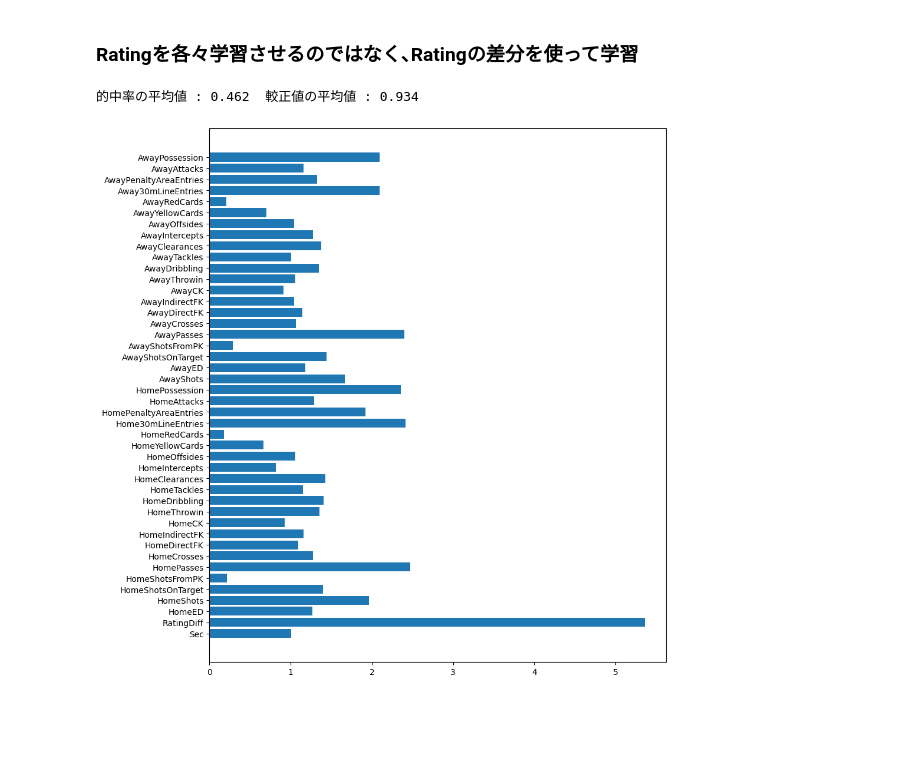
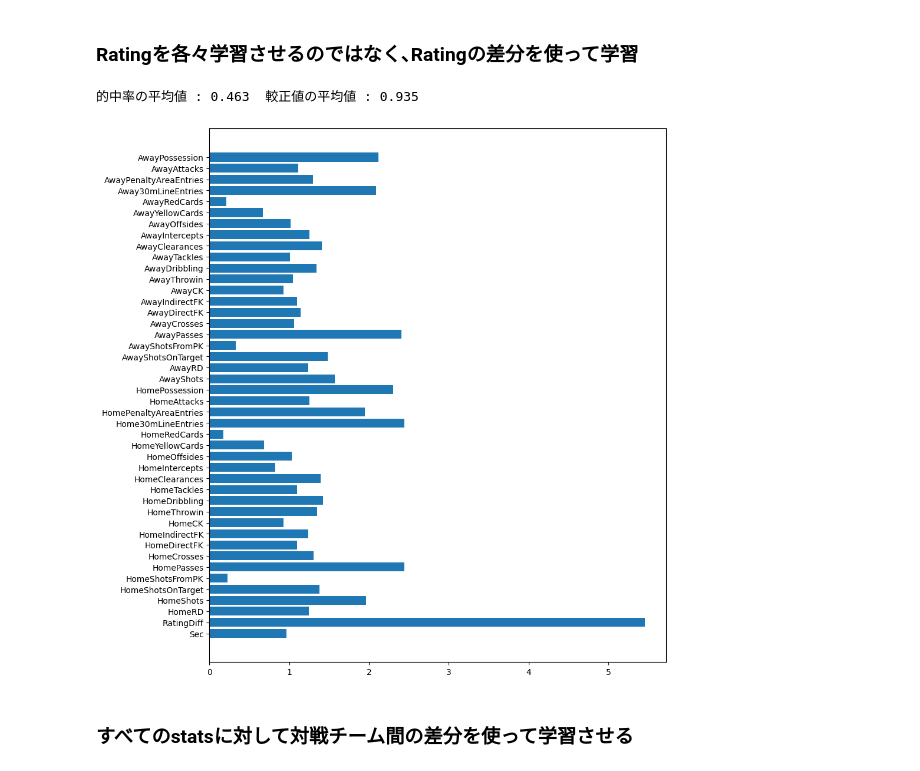
Before and after one commit to dovicie/jleague-result-prediction, a Jupyter notebook: prediction_with_recent_stats.ipynb, the cells around one changed output. Saved outputs shown, nothing was run; the diff lists cells and outputs as text; code cells hidden in the pictures; blank space fills up the shorter version.

```diff
--- a/prediction_with_recent_stats.ipynb
+++ b/prediction_with_recent_stats.ipynb
@@ -346,13 +328,13 @@ for _ in range(10):
     for year in (2015,2016,2017,2018,2019,2020):
 
         df_past = pd.concat([df[f"{year-3}"],df[f"{year-2}"],df[f"{year-1}"]])
-        X_train=df_past[['Sec', 'HomeElo','HomeED','HomeShots', 'HomeShotsOnTarget', 'HomeShotsFromPK',
+        X_train=df_past[['Sec', 'HomeRate','HomeRate','HomeShots', 'HomeShotsOnTarget', 'HomeShotsFromPK',
                  'HomePasses', 'HomeCrosses', 'HomeDirectFK', 'HomeIndirectFK', 'HomeCK',
                  'HomeThrowin', 'HomeDribbling', 'HomeTackles', 'HomeClearances',
                  'HomeIntercepts', 'HomeOffsides', 'HomeYellowCards', 'HomeRedCards',
                  'Home30mLineEntries', 'HomePenaltyAreaEntries', 'HomeAttacks',
                   'HomePossession', 'AwayShots',
-                 'AwayElo','AwayED','AwayShotsOnTarget', 'AwayShotsFromPK', 'AwayPasses', 'AwayCrosses',
+                 'AwayRate','AwayRD','AwayShotsOnTarget', 'AwayShotsFromPK', 'AwayPasses', 'AwayCrosses',
                  'AwayDirectFK', 'AwayIndirectFK', 'AwayCK', 'AwayThrowin',
                  'AwayDribbling', 'AwayTackles', 'AwayClearances', 'AwayIntercepts',
                  'AwayOffsides', 'AwayYellowCards', 'AwayRedCards', 'Away30mLineEntries',
@@ -360,13 +342,13 @@ for _ in range(10):
         y_train = df_past["W/L"].values
 
         df_future = df[f"{year}"]
-        X_test=df_future[['Sec', 'HomeElo','HomeED', 'HomeShots', 'HomeShotsOnTarget', 'HomeShotsFromPK',
+        X_test=df_future[['Sec', 'HomeRate','HomeRD', 'HomeShots', 'HomeShotsOnTarget', 'HomeShotsFromPK',
                  'HomePasses', 'HomeCrosses', 'HomeDirectFK', 'HomeIndirectFK', 'HomeCK',
                  'HomeThrowin', 'HomeDribbling', 'HomeTackles', 'HomeClearances',
                  'HomeIntercepts', 'HomeOffsides', 'HomeYellowCards', 'HomeRedCards',
                  'Home30mLineEntries', 'HomePenaltyAreaEntries', 'HomeAttacks',
                   'HomePossession', 'AwayShots',
-                 'AwayElo','AwayED','AwayShotsOnTarget', 'AwayShotsFromPK', 'AwayPasses', 'AwayCrosses',
+                 'AwayRate','AwayRD','AwayShotsOnTarget', 'AwayShotsFromPK', 'AwayPasses', 'AwayCrosses',
                  'AwayDirectFK', 'AwayIndirectFK', 'AwayCK', 'AwayThrowin',
                  'AwayDribbling', 'AwayTackles', 'AwayClearances', 'AwayIntercepts',
                  'AwayOffsides', 'AwayYellowCards', 'AwayRedCards', 'Away30mLineEntries',
@@ -398,7 +380,7 @@ for _ in range(10):
 
         for index,row in df_future.iterrows():
             # ホームが実力上位
-            if row["HomeElo"] > row["AwayElo"]:
+            if row["HomeRate"] > row["AwayRate"]:
                 pred_winrate_sum += y_pred_proba[count][1]
                 pred_drawrate_sum += y_pred_proba[count][0]
                 pred_lossrate_sum += y_pred_proba[count][2]
@@ -411,7 +393,7 @@ for _ in range(10):
                     actual_loss_sum += 1
 
             # アウェイが実力上位
-            elif row["AwayElo"] > row["HomeElo"]:
+            elif row["AwayRate"] > row["HomeRate"]:
                 pred_winrate_sum += y_pred_proba[count][2]
                 pred_drawrate_sum += y_pred_proba[count][0]
                 pred_lossrate_sum += y_pred_proba[count][1]
@@ -495,7 +477,7 @@ df_allmatch = pd.read_csv("./match_data_yearly/all_years.csv")
 df_allmatch["Date"] = pd.to_datetime(df_allmatch["Date"])
 df_allmatch.set_index("ID",inplace=True)
 df_allmatch.sort_index(inplace=True)
-df_allmatch.insert(14, "RatingDiff", df_allmatch["HomeElo"]-df_allmatch["AwayElo"])
+df_allmatch.insert(14, "RatingDiff", df_allmatch["HomeRate"]-df_allmatch["AwayRate"])
 
 df_recent_stats = pd.read_csv("./recent_stats.csv", index_col=0)
 df_recent_stats.fillna({'HomeShots':10, 'HomeShotsOnTarget':3, 'HomeShotsFromPK':0.2, 'HomePasses':400,
@@ -525,13 +507,13 @@ for _ in range(10):
     for year in (2015,2016,2017,2018,2019,2020):
 
         df_past = pd.concat([df[f"{year-3}"],df[f"{year-2}"],df[f"{year-1}"]])
-        X_train=df_past[['Sec','RatingDiff','HomeED','HomeShots', 'HomeShotsOnTarget', 'HomeShotsFromPK',
+        X_train=df_past[['Sec','RatingDiff','HomeRD','HomeShots', 'HomeShotsOnTarget', 'HomeShotsFromPK',
                  'HomePasses', 'HomeCrosses', 'HomeDirectFK', 'HomeIndirectFK', 'HomeCK',
                  'HomeThrowin', 'HomeDribbling', 'HomeTackles', 'HomeClearances',
                  'HomeIntercepts', 'HomeOffsides', 'HomeYellowCards', 'HomeRedCards',
                  'Home30mLineEntries', 'HomePenaltyAreaEntries', 'HomeAttacks',
                   'HomePossession', 'AwayShots',
-                 'AwayED','AwayShotsOnTarget', 'AwayShotsFromPK', 'AwayPasses', 'AwayCrosses',
+                 'AwayRD','AwayShotsOnTarget', 'AwayShotsFromPK', 'AwayPasses', 'AwayCrosses',
                  'AwayDirectFK', 'AwayIndirectFK', 'AwayCK', 'AwayThrowin',
                  'AwayDribbling', 'AwayTackles', 'AwayClearances', 'AwayIntercepts',
                  'AwayOffsides', 'AwayYellowCards', 'AwayRedCards', 'Away30mLineEntries',
@@ -539,13 +521,13 @@ for _ in range(10):
         y_train = df_past["W/L"].values
 
         df_future = df[f"{year}"]
-        X_test=df_future[[ 'Sec','RatingDiff','HomeED', 'HomeShots', 'HomeShotsOnTarget', 'HomeShotsFromPK',
+        X_test=df_future[[ 'Sec','RatingDiff','HomeRD', 'HomeShots', 'HomeShotsOnTarget', 'HomeShotsFromPK',
                  'HomePasses', 'HomeCrosses', 'HomeDirectFK', 'HomeIndirectFK', 'HomeCK',
                  'HomeThrowin', 'HomeDribbling', 'HomeTackles', 'HomeClearances',
                  'HomeIntercepts', 'HomeOffsides', 'HomeYellowCards', 'HomeRedCards',
                  'Home30mLineEntries', 'HomePenaltyAreaEntries', 'HomeAttacks',
                   'HomePossession', 'AwayShots',
-                 'AwayED','AwayShotsOnTarget', 'AwayShotsFromPK', 'AwayPasses', 'AwayCrosses',
+                 'AwayRD','AwayShotsOnTarget', 'AwayShotsFromPK', 'AwayPasses', 'AwayCrosses',
                  'AwayDirectFK', 'AwayIndirectFK', 'AwayCK', 'AwayThrowin',
                  'AwayDribbling', 'AwayTackles', 'AwayClearances', 'AwayIntercepts',
                  'AwayOffsides', 'AwayYellowCards', 'AwayRedCards', 'Away30mLineEntries',
@@ -577,7 +559,7 @@ for _ in range(10):
 
         for index,row in df_future.iterrows():
             # ホームが実力上位
-            if row["HomeElo"] > row["AwayElo"]:
+            if row["HomeRate"] > row["AwayRate"]:
                 pred_winrate_sum += y_pred_proba[count][1]
                 pred_drawrate_sum += y_pred_proba[count][0]
                 pred_lossrate_sum += y_pred_proba[count][2]
@@ -590,7 +572,7 @@ for _ in range(10):
                     actual_loss_sum += 1
 
             # アウェイが実力上位
-            elif row["AwayElo"] > row["HomeElo"]:
+            elif row["AwayRate"] > row["HomeRate"]:
                 pred_winrate_sum += y_pred_proba[count][2]
                 pred_drawrate_sum += y_pred_proba[count][0]
                 pred_lossrate_sum += y_pred_proba[count][1]
@@ -615,25 +597,27 @@ for _ in range(10):
 
 print(f"的中率の平均値 : {np.mean(accuracies):.3f}  較正値の平均値 : {np.mean(calibrations):.3f}")
 # %% [output]
-的中率の平均値 : 0.462  較正値の平均値 : 0.934
+的中率の平均値 : 0.463  較正値の平均値 : 0.935
 # %%
 left = range(44)
 height=feature_imp_sum
 
-label = ['Sec','RatingDiff','HomeED','HomeShots', 'HomeShotsOnTarget', 'HomeShotsFromPK',
+label = ['Sec','RatingDiff','HomeRD','HomeShots', 'HomeShotsOnTarget', 'HomeShotsFromPK',
                  'HomePasses', 'HomeCrosses', 'HomeDirectFK', 'HomeIndirectFK', 'HomeCK',
                  'HomeThrowin', 'HomeDribbling', 'HomeTackles', 'HomeClearances',
                  'HomeIntercepts', 'HomeOffsides', 'HomeYellowCards', 'HomeRedCards',
                  'Home30mLineEntries', 'HomePenaltyAreaEntries', 'HomeAttacks',
                   'HomePossession', 'AwayShots',
-                 'AwayED','AwayShotsOnTarget', 'AwayShotsFromPK', 'AwayPasses', 'AwayCrosses',
+                 'AwayRD','AwayShotsOnTarget', 'AwayShotsFromPK', 'AwayPasses', 'AwayCrosses',
                  'AwayDirectFK', 'AwayIndirectFK', 'AwayCK', 'AwayThrowin',
                  'AwayDribbling', 'AwayTackles', 'AwayClearances', 'AwayIntercepts',
                  'AwayOffsides', 'AwayYellowCards', 'AwayRedCards', 'Away30mLineEntries',
                  'AwayPenaltyAreaEntries', 'AwayAttacks', 'AwayPossession']
 
 plt.figure(figsize=(10, 12), dpi=100)
 plt.barh(left, height,tick_label=label, align="center")
 plt.show()
 # %% [output]
-[figure, old version]
+[figure, new version]
+# %% [markdown]
+### すべてのstatsに対して対戦チーム間の差分を使って学習させる
```
Also changed, not shown: parts of 37 cells of this notebook, 19 other files.
